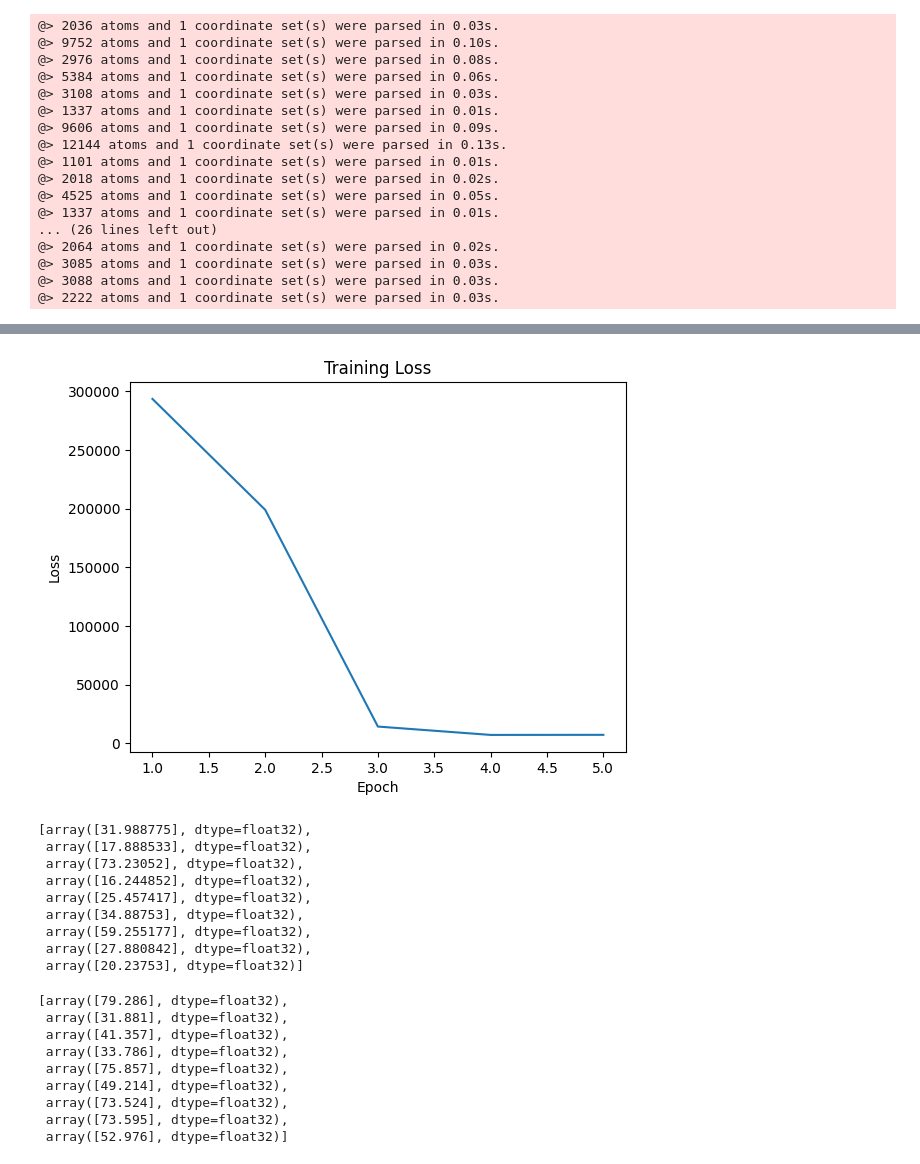
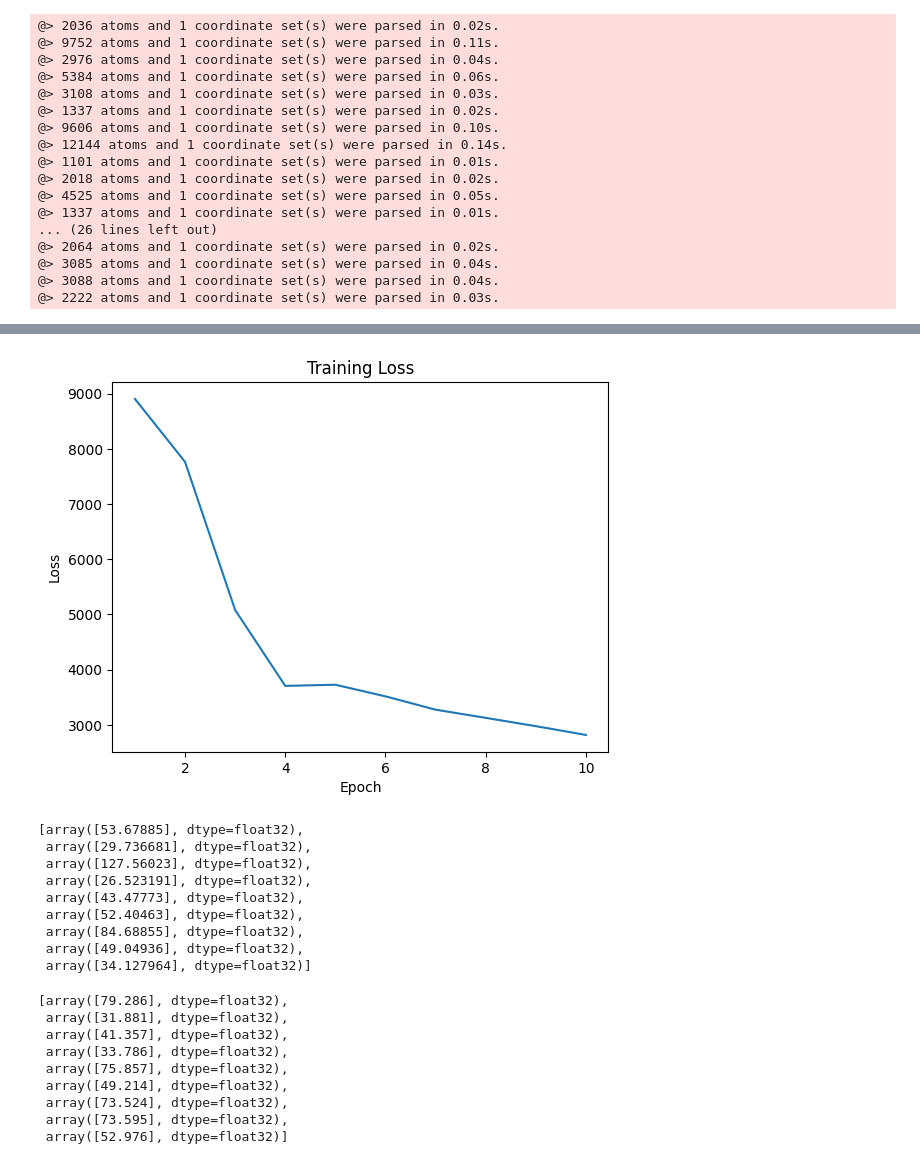
Before and after one commit to abinezer/Protein_Property_Prediction, a Jupyter notebook: Experiment.ipynb, the cells around one changed output, grey strips where cells are left out. Cells and saved outputs as stored; diff of their text form; code cells hidden in the pictures.

```diff
--- a/Experiment.ipynb
+++ b/Experiment.ipynb
@@ -12,7 +13,7 @@ from sklearn.metrics import mean_squared_error, mean_absolute_error, r2_score
 # %%
 # Load the data
 data = {}
-with open("<path_to_labels>", "r") as file:
+with open(r"<path_to_labels>", "r") as file:
     for line in file:
         line = line.strip().split()
         key = line[0]
@@ -28,7 +29,7 @@ def load_protein_structure(file_path):
 def create_data_loader(data):
     data_list = []
     for key, value in data:
-        data_path = fr"<path_to_protein_structure>.pdb"
+        data_path = fr"<path_to_protein_structure>"
         protein_structure = load_protein_structure(data_path)
         protein_structure = protein_structure.select('name CA')
         positions = protein_structure.getCoords()
@@ -62,22 +63,22 @@ def create_data_loader(data):
 train_data_loader = create_data_loader(train_data)
 test_data_loader = create_data_loader(test_data)
 # %% [output]
-@> 2036 atoms and 1 coordinate set(s) were parsed in 0.03s.
-@> 9752 atoms and 1 coordinate set(s) were parsed in 0.10s.
-@> 2976 atoms and 1 coordinate set(s) were parsed in 0.08s.
+@> 2036 atoms and 1 coordinate set(s) were parsed in 0.02s.
+@> 9752 atoms and 1 coordinate set(s) were parsed in 0.11s.
+@> 2976 atoms and 1 coordinate set(s) were parsed in 0.04s.
 @> 5384 atoms and 1 coordinate set(s) were parsed in 0.06s.
 @> 3108 atoms and 1 coordinate set(s) were parsed in 0.03s.
-@> 1337 atoms and 1 coordinate set(s) were parsed in 0.01s.
-@> 9606 atoms and 1 coordinate set(s) were parsed in 0.09s.
-@> 12144 atoms and 1 coordinate set(s) were parsed in 0.13s.
+@> 1337 atoms and 1 coordinate set(s) were parsed in 0.02s.
+@> 9606 atoms and 1 coordinate set(s) were parsed in 0.10s.
+@> 12144 atoms and 1 coordinate set(s) were parsed in 0.14s.
 @> 1101 atoms and 1 coordinate set(s) were parsed in 0.01s.
 @> 2018 atoms and 1 coordinate set(s) were parsed in 0.02s.
 @> 4525 atoms and 1 coordinate set(s) were parsed in 0.05s.
 @> 1337 atoms and 1 coordinate set(s) were parsed in 0.01s.
 ... (26 lines left out)
 @> 2064 atoms and 1 coordinate set(s) were parsed in 0.02s.
-@> 3085 atoms and 1 coordinate set(s) were parsed in 0.03s.
-@> 3088 atoms and 1 coordinate set(s) were parsed in 0.03s.
+@> 3085 atoms and 1 coordinate set(s) were parsed in 0.04s.
+@> 3088 atoms and 1 coordinate set(s) were parsed in 0.04s.
 @> 2222 atoms and 1 coordinate set(s) were parsed in 0.03s.
 # %%
 # Define the SchNet convolutional layer
@@ -95,8 +96,12 @@ class SchNetConv(MessagePassing):
         x = self.mlp(x)
         return self.propagate(edge_index, x=x)
 
-    def message(self, x_j):
-        return x_j
+    def message(self, x_i, x_j):
+        dist = (x_i - x_j)*(x_i - x_j)
+        epsilon = 1e-6
+        dist = torch.sqrt(dist + epsilon)
+        edge_repr = F.normalize(dist, p=2, dim=-1)  # Normalize the distance
+        return edge_repr * x_j
 
     def update(self, aggr_out, x):
         return aggr_out + x
@@ -122,14 +127,14 @@ class SchNet(nn.Module):
 model = SchNet(input_dim=3, hidden_dim=64, output_dim=1)
 # %%
 # Define the number of epochs
-num_epochs = 5
+num_epochs = 10
 device = torch.device('cuda' if torch.cuda.is_available() else 'cpu')
 model = model.to(device)
 # Define the loss function
 criterion = nn.MSELoss()
 
 # Define the optimizer
-optimizer = torch.optim.Adam(model.parameters(), lr=0.001)
+optimizer = torch.optim.Adam(model.parameters(), lr=0.0005)
 
 # Set the model in training mode
 model.train()
@@ -187,5 +197,5 @@ Epoch 5, Loss: 7232.9183
 ------------------------Done Training----------------------
-[figure, old version]
+[figure, new version]
 # %%
 # Inference
 model.eval()
@@ -200,15 +210,15 @@ with torch.no_grad():
 # %%
 predictions
 # %% [output]
-[array([31.988775], dtype=float32),
- array([17.888533], dtype=float32),
- array([73.23052], dtype=float32),
- array([16.244852], dtype=float32),
- array([25.457417], dtype=float32),
- array([34.88753], dtype=float32),
- array([59.255177], dtype=float32),
- array([27.880842], dtype=float32),
- array([20.23753], dtype=float32)]
+[array([53.67885], dtype=float32),
+ array([29.736681], dtype=float32),
+ array([127.56023], dtype=float32),
+ array([26.523191], dtype=float32),
+ array([43.47773], dtype=float32),
+ array([52.40463], dtype=float32),
+ array([84.68855], dtype=float32),
+ array([49.04936], dtype=float32),
+ array([34.127964], dtype=float32)]
 # %%
 labels
 # %% [output]
```
Also changed, not shown: parts of 3 cells of this notebook.
